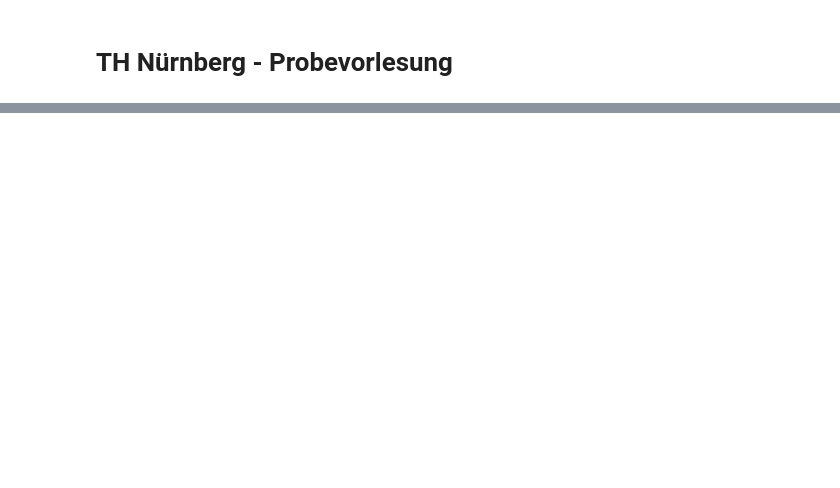
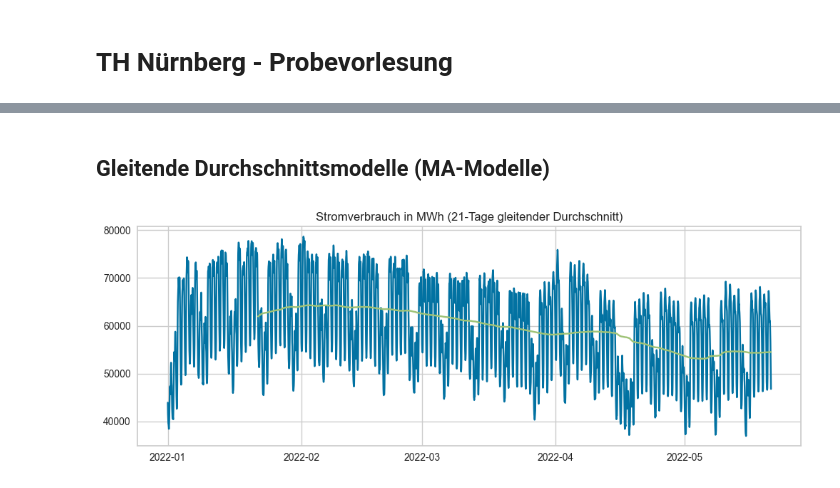
Before and after one commit to ikirsch07/zeitreihen, a Jupyter notebook: Zeitreihen.ipynb, the cells around one changed output, grey strips where cells are left out. Saved outputs shown, nothing was run; the diff lists cells and outputs as text; code cells hidden in the pictures; blank space fills up the shorter version.

```diff
--- a/Zeitreihen.ipynb
+++ b/Zeitreihen.ipynb
@@ -59,0 +162,10 @@ Name: mean_21, dtype: float64
+# %%
+# import the regression module
+from pycaret.regression import *
+
+df['Id'] = df.index
+# initialize setup
+s = setup(data = train, test_data = val, target = 'Stromverbrauch', fold_strategy = 'timeseries',
+          numeric_features = ['Month', 'Day', 'Hour', 'Id'],
+          categorical_features = ['day_of_week'],             # nehme Wochentag hinzu => multivariat
+          fold = 3, transform_target = True, session_id = 123)
@@ -59,0 +227,17 @@ Name: mean_21, dtype: float64
+# %% [markdown]
+## Gleitende Durchschnittsmodelle (MA-Modelle)
+# %%
+days = 140
+
+# 21-Tage gleitender Durchschnitt berechnen
+window = 21 * 24
+df['MA21'] = df["Stromverbrauch"].rolling(window = window).mean()
+
+# Plot
+fig = plt.figure(figsize=(12,4))
+plt.title('Stromverbrauch in MWh (21-Tage gleitender Durchschnitt)')
+plt.plot('datetime', 'Stromverbrauch', data=df.head(24*days))
+plt.plot('datetime', 'MA21', data=df.head(24*days))
+plt.show()
+# %% [output]
+[figure, added]
```
Also changed, not shown: parts of 31 cells of this notebook, 1 other file.
